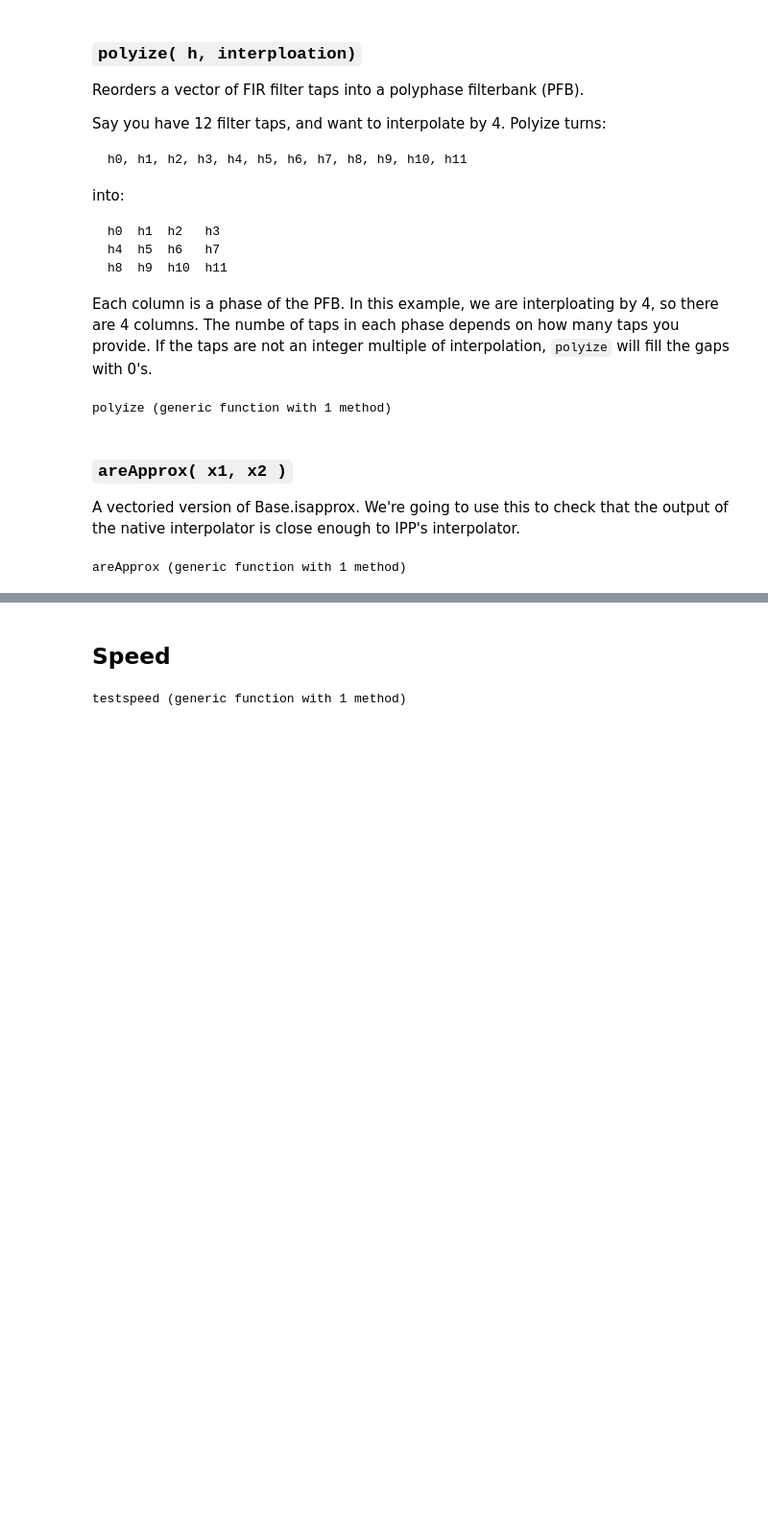
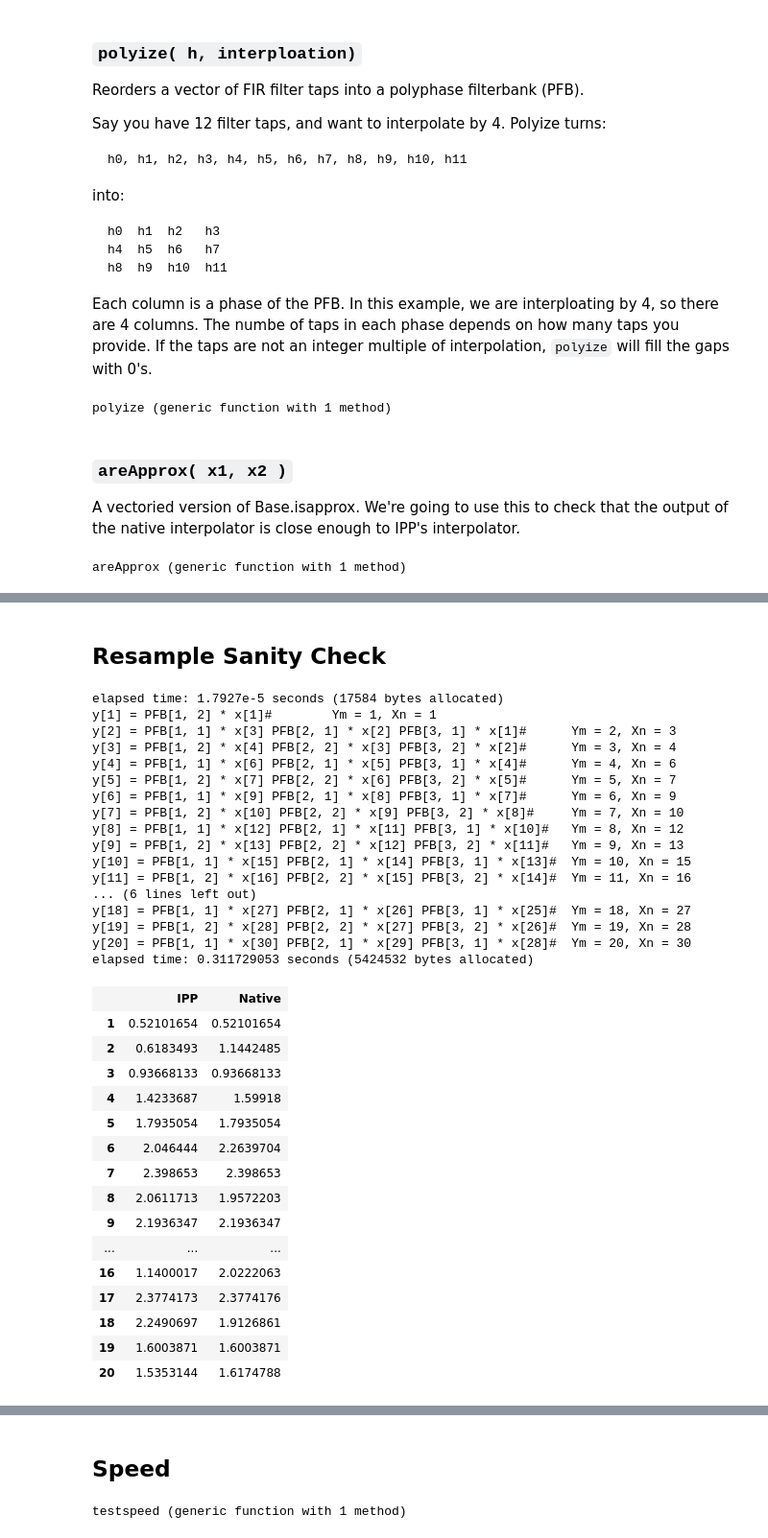
Before and after one commit to JayKickliter/Notebooks, a Jupyter notebook: Polyphase.ipynb, the cells around one changed output, grey strips where cells are left out. Shown at 96% size. Cells and saved outputs as stored; diff of their text form; code cells hidden in the pictures; blank space fills up the shorter version.

Commit message:
resample() almost working

```diff
--- a/Polyphase.ipynb
+++ b/Polyphase.ipynb
@@ -180,0 +128,26 @@ elapsed time: 0.004347032 seconds (1601056 bytes allocated)
+# %%
+function resample{T}( PFB::Array{T, 2}, x::Vector{T}, ratio::Rational )
+    (Ntaps, Nφ) = size( PFB )           # each column is a phase of the PFB, the rows hold the individual taps
+    L  = num(ratio)
+    M  = den( ratio )
+    Nx = length( x )           # number of input items
+    Nx * L % M == 0 || error("signal length * interpolation mod decimation must be 0")
+    Ny = int(Nx*L/M)
+    y  = similar( x, Ny )
+
+    for m = 1:Ny
+        φ  = mod( m*M, L ) + 1
+        Xn = int( floor( m*M / L ))
+        kMax = Xn < Ntaps ? Xn : Ntaps
+        accumulator = zero(T)
+        @printf( "y[%d] =", m )
+        for k = 1:kMax
+            accumulator += PFB[k, φ] * x[Xn-k+1]
+            @printf( " PFB[%d, %d] * x[%d]", k, φ, Xn-k+1 )
+        end
+        @printf("#\tYm = %d, Xn = %d\n", m, Xn)
+        y[m] = accumulator
+    end
+
+    return y
+end
@@ -180,0 +156,54 @@ elapsed time: 0.004347032 seconds (1601056 bytes allocated)
+# %% [markdown]
+## Resample Sanity Check
+# %%
+T  = Float32
+Nt = 6
+Nx = 30
+L  = 2
+M  = 3
+
+# h = IPPDSP.lowpass( T, Nt, 0.49/min(L,M), true )
+h = ones(T, Nt)
+x = rand( T, Nx )
+
+@time ippResult = IPPDSP.filt( h, x, L, M )
+
+h = polyize( h, L )
+@time nativeResult = resample( h, x, L//M )
+# areApprox( ippResult, nativeResult )
+
+df = DataFrame( IPP=ippResult, Native=nativeResult )
+# %% [output]
+elapsed time: 1.7927e-5 seconds (17584 bytes allocated)
+y[1] = PFB[1, 2] * x[1]#        Ym = 1, Xn = 1
+y[2] = PFB[1, 1] * x[3] PFB[2, 1] * x[2] PFB[3, 1] * x[1]#      Ym = 2, Xn = 3
+y[3] = PFB[1, 2] * x[4] PFB[2, 2] * x[3] PFB[3, 2] * x[2]#      Ym = 3, Xn = 4
+y[4] = PFB[1, 1] * x[6] PFB[2, 1] * x[5] PFB[3, 1] * x[4]#      Ym = 4, Xn = 6
+y[5] = PFB[1, 2] * x[7] PFB[2, 2] * x[6] PFB[3, 2] * x[5]#      Ym = 5, Xn = 7
+y[6] = PFB[1, 1] * x[9] PFB[2, 1] * x[8] PFB[3, 1] * x[7]#      Ym = 6, Xn = 9
+y[7] = PFB[1, 2] * x[10] PFB[2, 2] * x[9] PFB[3, 2] * x[8]#     Ym = 7, Xn = 10
+y[8] = PFB[1, 1] * x[12] PFB[2, 1] * x[11] PFB[3, 1] * x[10]#   Ym = 8, Xn = 12
+y[9] = PFB[1, 2] * x[13] PFB[2, 2] * x[12] PFB[3, 2] * x[11]#   Ym = 9, Xn = 13
+y[10] = PFB[1, 1] * x[15] PFB[2, 1] * x[14] PFB[3, 1] * x[13]#  Ym = 10, Xn = 15
+y[11] = PFB[1, 2] * x[16] PFB[2, 2] * x[15] PFB[3, 2] * x[14]#  Ym = 11, Xn = 16
+... (6 lines left out)
+y[18] = PFB[1, 1] * x[27] PFB[2, 1] * x[26] PFB[3, 1] * x[25]#  Ym = 18, Xn = 27
+y[19] = PFB[1, 2] * x[28] PFB[2, 2] * x[27] PFB[3, 2] * x[26]#  Ym = 19, Xn = 28
+y[20] = PFB[1, 1] * x[30] PFB[2, 1] * x[29] PFB[3, 1] * x[28]#  Ym = 20, Xn = 30
+elapsed time: 0.311729053 seconds (5424532 bytes allocated)
+|  | IPP | Native |
+| 1 | 0.52101654 | 0.52101654 |
+| 2 | 0.6183493 | 1.1442485 |
+| 3 | 0.93668133 | 0.93668133 |
+| 4 | 1.4233687 | 1.59918 |
+| 5 | 1.7935054 | 1.7935054 |
+| 6 | 2.046444 | 2.2639704 |
+| 7 | 2.398653 | 2.398653 |
+| 8 | 2.0611713 | 1.9572203 |
+| 9 | 2.1936347 | 2.1936347 |
+| ... | ... | ... |
+| 16 | 1.1400017 | 2.0222063 |
+| 17 | 2.3774173 | 2.3774176 |
+| 18 | 2.2490697 | 1.9126861 |
+| 19 | 1.6003871 | 1.6003871 |
+| 20 | 1.5353144 | 1.6174788 |
```
Also changed, not shown: parts of 14 cells of this notebook.
